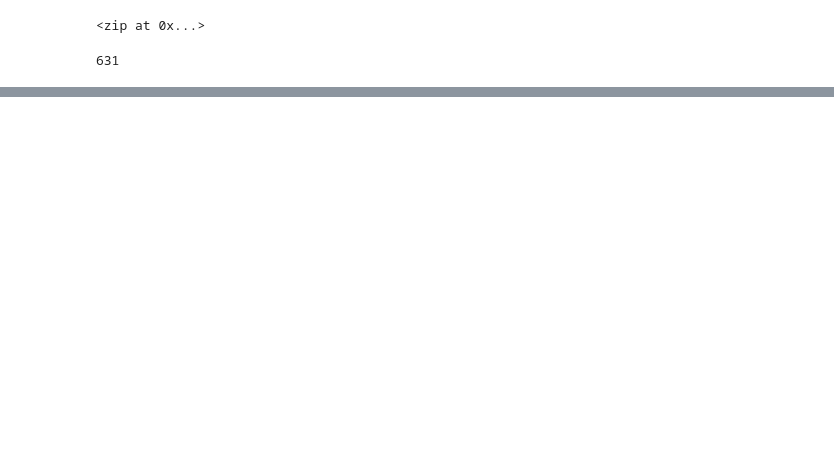
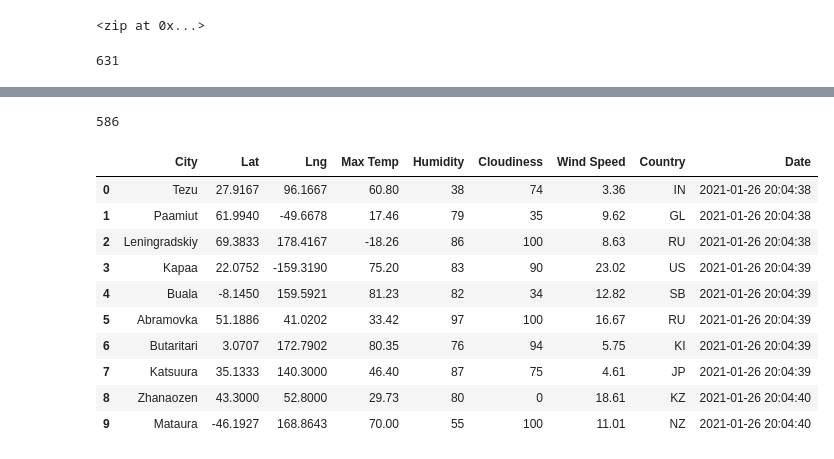
Before and after one commit to r3ginam/World_Weather_Analysis, a Jupyter notebook: WeatherPy.ipynb, the cells around one changed output, grey strips where cells are left out. Cells and saved outputs as stored; diff of their text form; code cells hidden in the pictures; blank space fills up the shorter version.

```diff
--- a/WeatherPy.ipynb
+++ b/WeatherPy.ipynb
@@ -7,3 +14,6 @@ from citipy import citipy
+# %%
+# Starting URL for Weather Map API Call.
+url = "http://api.openweathermap.org/data/2.5/weather?units=Imperial&APPID=" + weather_api_key
 # %%
 # Create a set of random latitude and longitude combinations.
 lats = np.random.uniform(low=-90.000, high=90.000, size=1500)
@@ -31,0 +119,20 @@ len(cities)
+# %%
+len(city_data)
+# %% [output]
+586
+# %%
+# Convert the array of dictionaries to a Pandas DataFrame.
+city_data_df = pd.DataFrame(city_data)
+city_data_df.head(10)
+# %% [output]
+|  | City | Lat | Lng | Max Temp | Humidity | Cloudiness | Wind Speed | Country | Date |
+| 0 | Tezu | 27.9167 | 96.1667 | 60.80 | 38 | 74 | 3.36 | IN | 2021-01-26 20:04:38 |
+| 1 | Paamiut | 61.9940 | -49.6678 | 17.46 | 79 | 35 | 9.62 | GL | 2021-01-26 20:04:38 |
+| 2 | Leningradskiy | 69.3833 | 178.4167 | -18.26 | 86 | 100 | 8.63 | RU | 2021-01-26 20:04:38 |
+| 3 | Kapaa | 22.0752 | -159.3190 | 75.20 | 83 | 90 | 23.02 | US | 2021-01-26 20:04:39 |
+| 4 | Buala | -8.1450 | 159.5921 | 81.23 | 82 | 34 | 12.82 | SB | 2021-01-26 20:04:39 |
+| 5 | Abramovka | 51.1886 | 41.0202 | 33.42 | 97 | 100 | 16.67 | RU | 2021-01-26 20:04:39 |
+| 6 | Butaritari | 3.0707 | 172.7902 | 80.35 | 76 | 94 | 5.75 | KI | 2021-01-26 20:04:39 |
+| 7 | Katsuura | 35.1333 | 140.3000 | 46.40 | 87 | 75 | 4.61 | JP | 2021-01-26 20:04:39 |
+| 8 | Zhanaozen | 43.3000 | 52.8000 | 29.73 | 80 | 0 | 18.61 | KZ | 2021-01-26 20:04:40 |
+| 9 | Mataura | -46.1927 | 168.8643 | 70.00 | 55 | 100 | 11.01 | NZ | 2021-01-26 20:04:40 |
```
Also changed, not shown: parts of 4 cells of this notebook, 3 other files.
